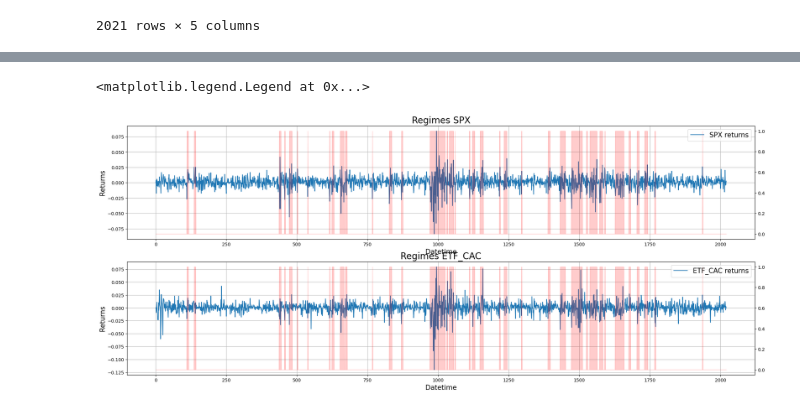
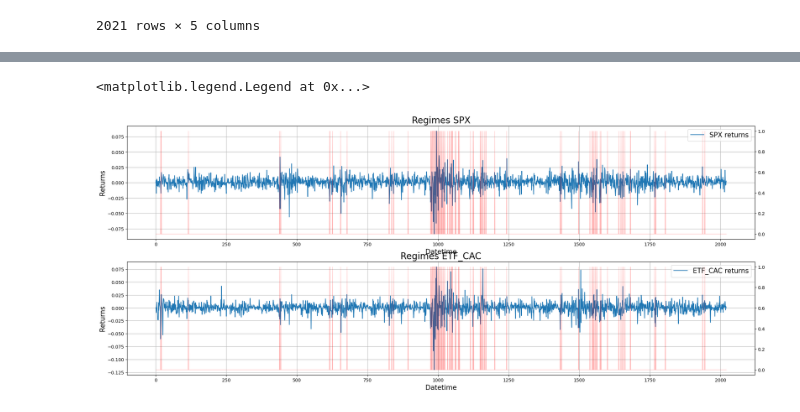
Before and after one commit to BaptisteZloch/Cross-Asset-Investment-Solutions, a Jupyter notebook: src/market_regime_clustering.ipynb, the cells around one changed output, grey strips where cells are left out. Drawn from its saved outputs; the diff is of its cells as text; code cells hidden in the pictures.

Commit message:
added gaussian_mixture

```diff
--- a/src/market_regime_clustering.ipynb
+++ b/src/market_regime_clustering.ipynb
@@ -34,8 +33,9 @@ benchmark
 | 2024-02-15 | 0.000155 | 0.005821 | 0.007209 |
 1143 rows × 3 columns
 # %%
-universe = Universe().get_universe_returns()
-universe
+universe = Universe()
+universe_data = universe.get_universe_returns()
+universe_data
 # %% [output]
 |  | MONTAIRE | ETF_GROWTH | ETF_VALUE | ETF_CAC | ETF_SPX |
 | date |  |  |  |  |  |
@@ -65,22 +54,39 @@ Returning the number of logical cores instead. You can silence this warning by s
+# %%
+REGIMES = detect_market_regime(
+    market_data=universe_data[["ETF_VALUE"]].to_numpy(),
+    market_regime_detection_algorithm="gaussian_mixture",
+    scale_data=True,
+    scaler_type="robust",
+)
 # %%
 fig, ax = plt.subplots(2, 1, figsize=(25, 10))
 ax_l = ax[0].twinx()
-ax_l.fill_between(np.array(range(universe.ETF_SPX.shape[0])), REGIMES,alpha=0.2, color='red')
-ax[0].plot(np.array(range(universe.ETF_SPX.shape[0])), universe.ETF_SPX, label="SPX returns")
+ax_l.fill_between(
+    np.array(range(universe_data.ETF_SPX.shape[0])), REGIMES, alpha=0.2, color="red"
+)
+ax[0].plot(
+    np.array(range(universe_data.ETF_SPX.shape[0])), universe_data.ETF_SPX, label="SPX returns"
+)
 ax[0].set_xlabel("Datetime", fontsize=15)
 ax[0].set_ylabel("Returns", fontsize=15)
 ax[0].set_title("Regimes SPX", fontsize=20)
 ax[0].grid()
 ax[0].legend(fontsize=15)
 
 ax_l = ax[1].twinx()
-ax_l.fill_between(np.array(range(universe.ETF_CAC.shape[0])), REGIMES,alpha=0.2, color='red')
-ax[1].plot(np.array(range(universe.ETF_CAC.shape[0])), universe.ETF_CAC, label="ETF_CAC returns")
+ax_l.fill_between(
+    np.array(range(universe_data.ETF_CAC.shape[0])), REGIMES, alpha=0.2, color="red"
+)
+ax[1].plot(
+    np.array(range(universe_data.ETF_CAC.shape[0])),
+    universe_data.ETF_CAC,
+    label="ETF_CAC returns",
+)
 ax[1].set_xlabel("Datetime", fontsize=15)
 ax[1].set_ylabel("Returns", fontsize=15)
 ax[1].set_title("Regimes ETF_CAC", fontsize=20)
 ax[1].grid()
 ax[1].legend(fontsize=15)
 # %% [output]
 <matplotlib.legend.Legend at 0x...>
-[figure, old version]
+[figure, new version]
```
Also changed, not shown: parts of 5 cells of this notebook, 3 other files.
